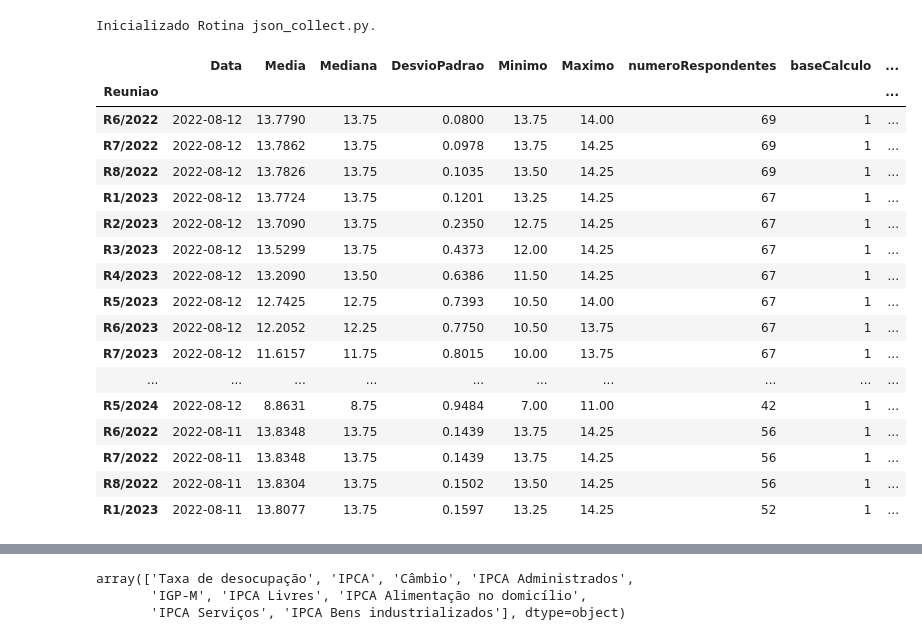
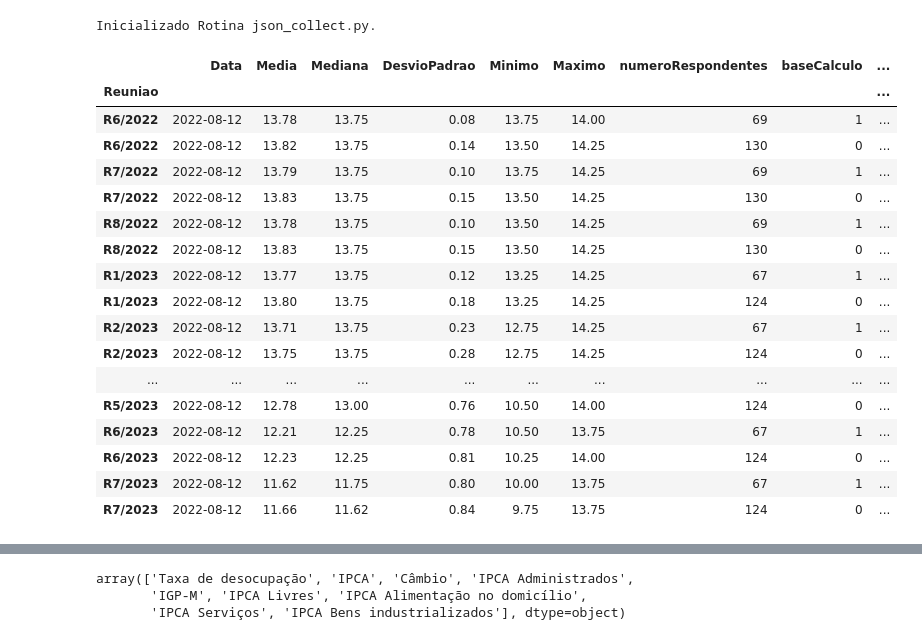
Before and after one commit to nobru01/BcB_Forcast, a Jupyter notebook: filtros.ipynb, the cells around one changed output, grey strips where cells are left out. Drawn from its saved outputs; the diff is of its cells as text; code cells hidden in the pictures.

```diff
--- a/filtros.ipynb
+++ b/filtros.ipynb
@@ -18,49 +21,62 @@ Inicializado Rotina json_collect.py.
 # Sintase: https://dadosabertos.bcb.gov.br/dataset/expectativas-mercado/resource/d420a704-75a7-4f45-8f4b-0fca813c70f0
 # documentação: https://olinda.bcb.gov.br/olinda/servico/Expectativas/versao/v1/documentacao
 # %%
+# Relações datas das reunições inseridas manualmente quando não tem previsão
 df_selic_data=pd.read_csv('./input/selic_datas.csv',index_col='Reuniao')
+# Dados baixados pelo .json
 df_selic=pd.read_csv('./output/selic_data_df.csv',index_col='Reuniao')
 df_selic=df_selic.drop(columns=['Unnamed: 0','Indicador'])
 df_selic['Data']=df_selic.apply(lambda x: datetime.datetime.strptime(x.Data,'%Y-%m-%d').date(),axis=1)
 
+# Relaciona a reunião com sua Data.
 df_selic['data_reuniao']=''
 for i in range(0, len(df_selic)):
     busca_data=''
     try:
         busca_data=df_selic_data.loc[df_selic.index[i],'data_reuniao']
         busca_data=datetime.datetime.strptime(busca_data,'%Y-%m-%d').date()
         df_selic.loc[df_selic.index[i],'data_reuniao']=busca_data
 
     except:
-        # será definida um expectativa para a data.
+        #### será definida um expectativa para a data.
         # busca_data=df_selic_data.loc[df_selic.index[i],'data_reuniao']
         # df_selic.loc[df_selic.index[i],'data_reuniao']=busca_data
         continue
 
 # df_selic['data_reuniao']=df_selic.apply(lambda x: datetime.datetime.strptime(x.data_reuniao,'%Y-%m-%d').date(),axis=1)
 # df_selic=df_selic[df_selic['data_reuniao']!='']
 df_selic=df_selic.sort_values(by=['Data','data_reuniao','baseCalculo'],ascending=[False,True,False])
-df_selic=df_selic[df_selic['baseCalculo']==1]           # não sei qual é a diferença da base de cálculo.
+
+'''Base de cálculo para as estatísticas
+ baseada no prazo de validade das expectativas
+ informadas pelas instituições informantes:
+  - 0: uso das expectativas mais recentes informadas
+   pelas instituições participantes a partir do
+   30º dia anterior à data de cálculo das estatísticas
+  - 1: uso das expectativas mais recentes informadas
+   pelas instituições participantes a partir do
+    4º dia útil anterior à data de cálculo das estatísticas'''
+
 df_selic.head(20)
 # %% [output]
 |  | Data | Media | Mediana | DesvioPadrao | Minimo | Maximo | numeroRespondentes | baseCalculo | ... |
 | Reuniao |  |  |  |  |  |  |  |  | ... |
-| R6/2022 | 2022-08-12 | 13.7790 | 13.75 | 0.0800 | 13.75 | 14.00 | 69 | 1 | ... |
-| R7/2022 | 2022-08-12 | 13.7862 | 13.75 | 0.0978 | 13.75 | 14.25 | 69 | 1 | ... |
-| R8/2022 | 2022-08-12 | 13.7826 | 13.75 | 0.1035 | 13.50 | 14.25 | 69 | 1 | ... |
-| R1/2023 | 2022-08-12 | 13.7724 | 13.75 | 0.1201 | 13.25 | 14.25 | 67 | 1 | ... |
-| R2/2023 | 2022-08-12 | 13.7090 | 13.75 | 0.2350 | 12.75 | 14.25 | 67 | 1 | ... |
-| R3/2023 | 2022-08-12 | 13.5299 | 13.75 | 0.4373 | 12.00 | 14.25 | 67 | 1 | ... |
-| R4/2023 | 2022-08-12 | 13.2090 | 13.50 | 0.6386 | 11.50 | 14.25 | 67 | 1 | ... |
-| R5/2023 | 2022-08-12 | 12.7425 | 12.75 | 0.7393 | 10.50 | 14.00 | 67 | 1 | ... |
-| R6/2023 | 2022-08-12 | 12.2052 | 12.25 | 0.7750 | 10.50 | 13.75 | 67 | 1 | ... |
-| R7/2023 | 2022-08-12 | 11.6157 | 11.75 | 0.8015 | 10.00 | 13.75 | 67 | 1 | ... |
+| R6/2022 | 2022-08-12 | 13.78 | 13.75 | 0.08 | 13.75 | 14.00 | 69 | 1 | ... |
+| R6/2022 | 2022-08-12 | 13.82 | 13.75 | 0.14 | 13.50 | 14.25 | 130 | 0 | ... |
+| R7/2022 | 2022-08-12 | 13.79 | 13.75 | 0.10 | 13.75 | 14.25 | 69 | 1 | ... |
+| R7/2022 | 2022-08-12 | 13.83 | 13.75 | 0.15 | 13.50 | 14.25 | 130 | 0 | ... |
+| R8/2022 | 2022-08-12 | 13.78 | 13.75 | 0.10 | 13.50 | 14.25 | 69 | 1 | ... |
+| R8/2022 | 2022-08-12 | 13.83 | 13.75 | 0.15 | 13.50 | 14.25 | 130 | 0 | ... |
+| R1/2023 | 2022-08-12 | 13.77 | 13.75 | 0.12 | 13.25 | 14.25 | 67 | 1 | ... |
+| R1/2023 | 2022-08-12 | 13.80 | 13.75 | 0.18 | 13.25 | 14.25 | 124 | 0 | ... |
+| R2/2023 | 2022-08-12 | 13.71 | 13.75 | 0.23 | 12.75 | 14.25 | 67 | 1 | ... |
+| R2/2023 | 2022-08-12 | 13.75 | 13.75 | 0.28 | 12.75 | 14.25 | 124 | 0 | ... |
 | ... | ... | ... | ... | ... | ... | ... | ... | ... | ... |
-| R5/2024 | 2022-08-12 | 8.8631 | 8.75 | 0.9484 | 7.00 | 11.00 | 42 | 1 | ... |
-| R6/2022 | 2022-08-11 | 13.8348 | 13.75 | 0.1439 | 13.75 | 14.25 | 56 | 1 | ... |
-| R7/2022 | 2022-08-11 | 13.8348 | 13.75 | 0.1439 | 13.75 | 14.25 | 56 | 1 | ... |
-| R8/2022 | 2022-08-11 | 13.8304 | 13.75 | 0.1502 | 13.50 | 14.25 | 56 | 1 | ... |
-| R1/2023 | 2022-08-11 | 13.8077 | 13.75 | 0.1597 | 13.25 | 14.25 | 52 | 1 | ... |
+| R5/2023 | 2022-08-12 | 12.78 | 13.00 | 0.76 | 10.50 | 14.00 | 124 | 0 | ... |
+| R6/2023 | 2022-08-12 | 12.21 | 12.25 | 0.78 | 10.50 | 13.75 | 67 | 1 | ... |
+| R6/2023 | 2022-08-12 | 12.23 | 12.25 | 0.81 | 10.25 | 14.00 | 124 | 0 | ... |
+| R7/2023 | 2022-08-12 | 11.62 | 11.75 | 0.80 | 10.00 | 13.75 | 67 | 1 | ... |
+| R7/2023 | 2022-08-12 | 11.66 | 11.62 | 0.84 | 9.75 | 13.75 | 124 | 0 | ... |
 # %%
 # Gráfico iterativo utilizando o plotly
 fig=px.line(df_selic,x='data_reuniao',y='Mediana', color='Data')
```
Also changed, not shown: parts of 18 cells of this notebook, 6 other files.
